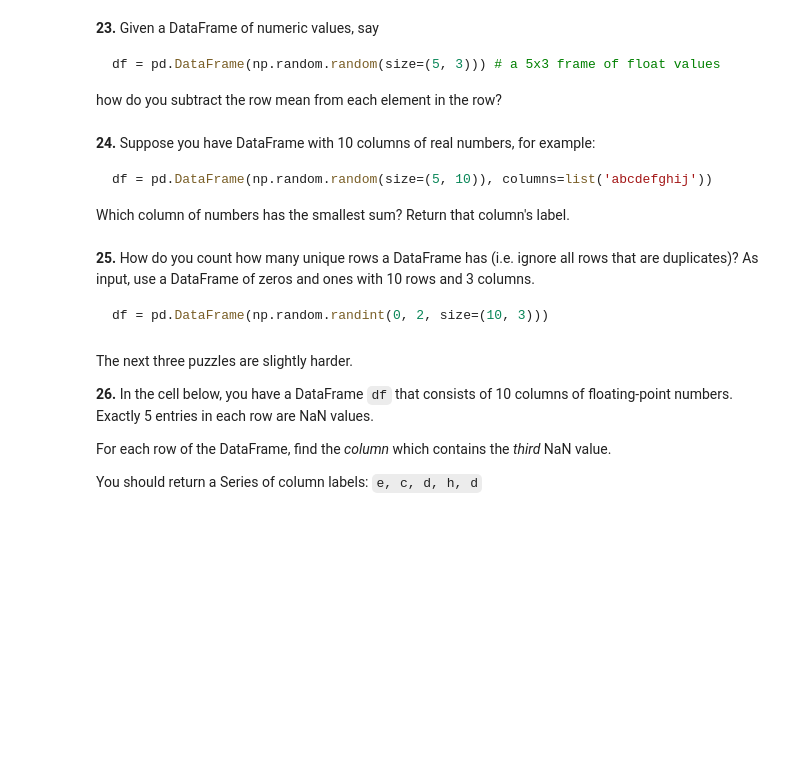
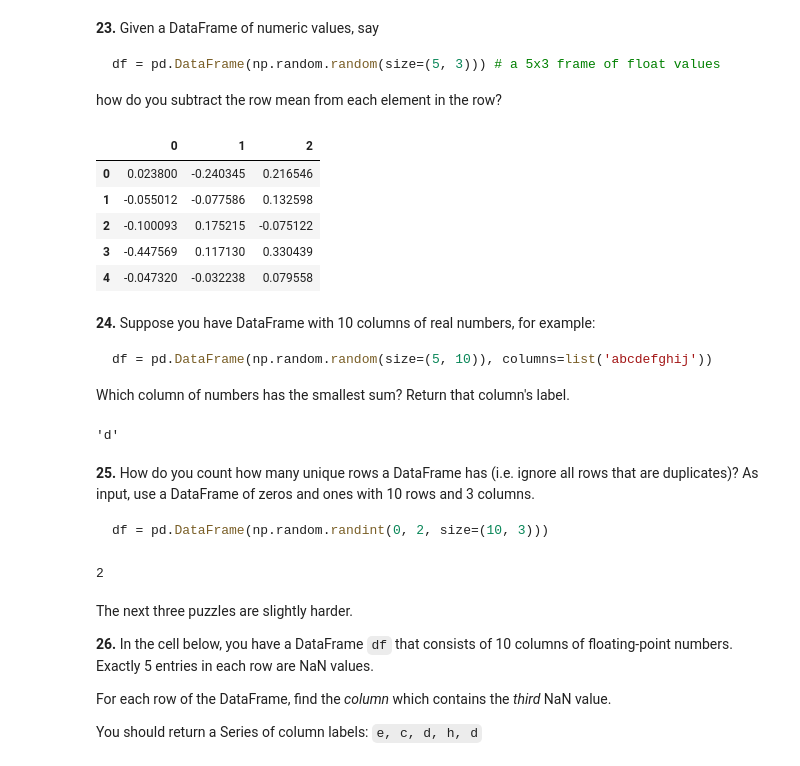
Before and after one commit to jayneld/100-pandas-puzzles, a Jupyter notebook: 100-pandas-puzzles.ipynb, the cells around one changed output. Saved outputs shown, nothing was run; the diff lists cells and outputs as text; code cells hidden in the pictures; blank space fills up the shorter version.

````diff
--- a/100-pandas-puzzles.ipynb
+++ b/100-pandas-puzzles.ipynb
@@ -320,6 +343,18 @@ df = pd.DataFrame(np.random.random(size=(5, 3))) # a 5x3 frame of float values
 ```
 
 how do you subtract the row mean from each element in the row?
+# %%
+
+df = pd.DataFrame(np.random.random(size=(5, 3))) # a 5x3 frame of float values
+
+df.subtract(df.mean(axis=1), axis=0)
+# %% [output]
+|  | 0 | 1 | 2 |
+| 0 | 0.023800 | -0.240345 | 0.216546 |
+| 1 | -0.055012 | -0.077586 | 0.132598 |
+| 2 | -0.100093 | 0.175215 | -0.075122 |
+| 3 | -0.447569 | 0.117130 | 0.330439 |
+| 4 | -0.047320 | -0.032238 | 0.079558 |
 # %% [markdown]
 **24.** Suppose you have DataFrame with 10 columns of real numbers, for example:
 
@@ -327,12 +362,24 @@ how do you subtract the row mean from each element in the row?
 df = pd.DataFrame(np.random.random(size=(5, 10)), columns=list('abcdefghij'))
 ```
 Which column of numbers has the smallest sum?  Return that column's label.
+# %%
+df = pd.DataFrame(np.random.random(size=(5, 10)), columns=list('abcdefghij'))
+df.sum().idxmin()
+# %% [output]
+'d'
 # %% [markdown]
 **25.** How do you count how many unique rows a DataFrame has (i.e. ignore all rows that are duplicates)? As input, use a DataFrame of zeros and ones with 10 rows and 3 columns.
 
 ```python
 df = pd.DataFrame(np.random.randint(0, 2, size=(10, 3)))
 ```
+# %%
+df = pd.DataFrame(np.random.randint(0, 2, size=(10, 3)))
+#df.value_counts().nunique() // This does something different?
+
+len(df.drop_duplicates(keep=False))
+# %% [output]
+2
 # %% [markdown]
 The next three puzzles are slightly harder.
 
````
Also changed, not shown: parts of 10 cells of this notebook.
